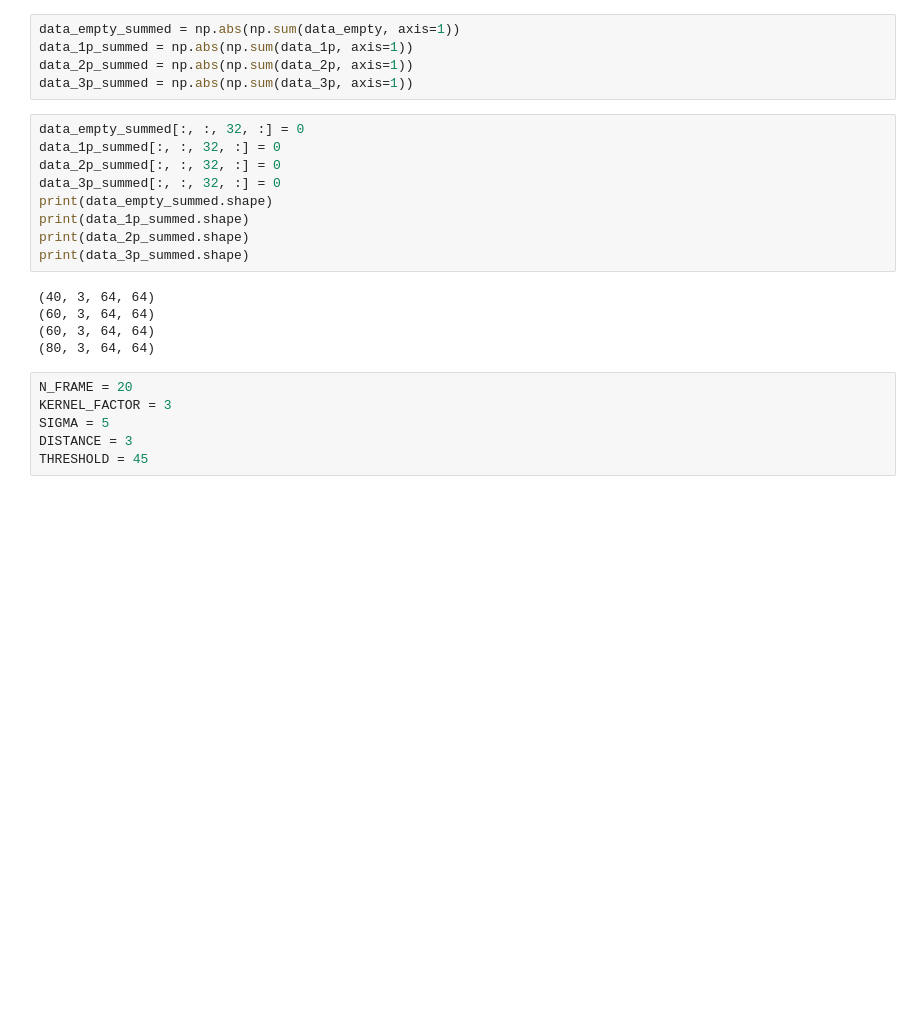
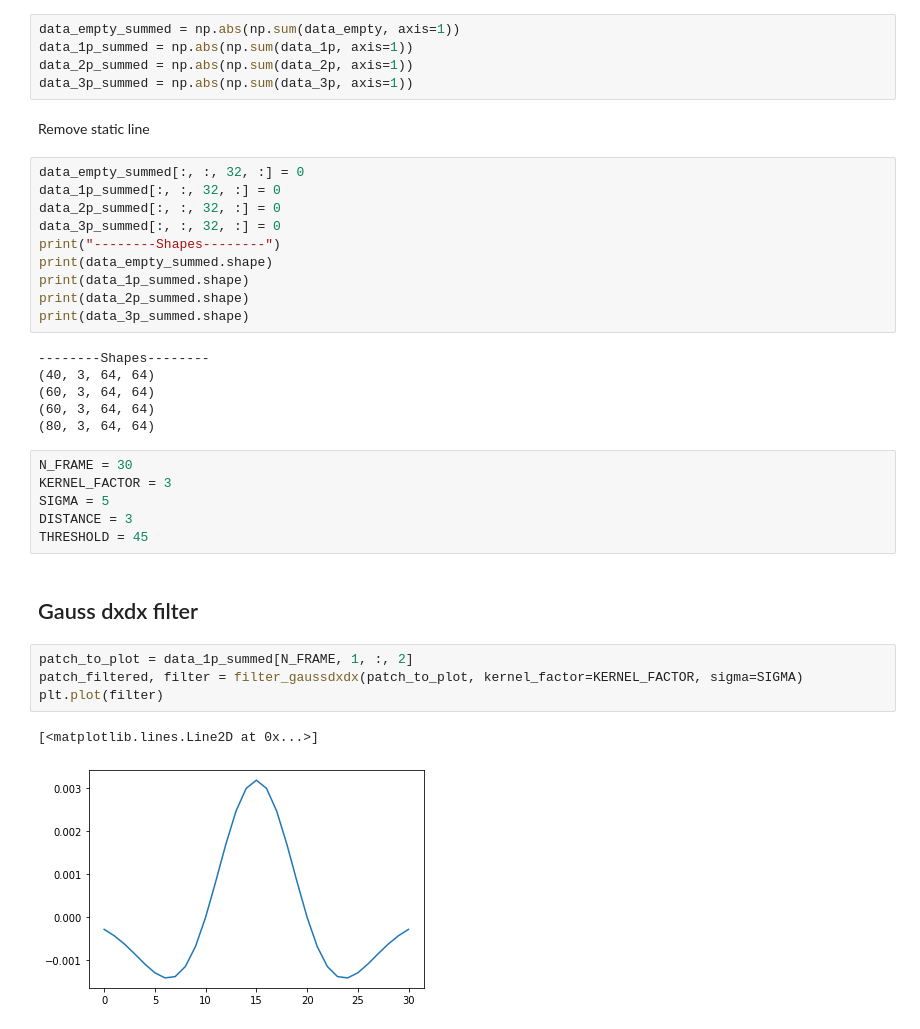
Before and after one commit to ml-lohi/hackathon-milan, a Jupyter notebook: submission/code/unsupervised.ipynb, the cells around one changed output. Saved outputs shown, nothing was run; the diff lists cells and outputs as text; blank space fills up the shorter version.

```diff
--- a/submission/code/unsupervised.ipynb
+++ b/submission/code/unsupervised.ipynb
@@ -15,23 +25,36 @@ data_empty_summed = np.abs(np.sum(data_empty, axis=1))
 data_1p_summed = np.abs(np.sum(data_1p, axis=1))
 data_2p_summed = np.abs(np.sum(data_2p, axis=1))
 data_3p_summed = np.abs(np.sum(data_3p, axis=1))
+# %% [markdown]
+Remove static line
 # %%
 data_empty_summed[:, :, 32, :] = 0
 data_1p_summed[:, :, 32, :] = 0
 data_2p_summed[:, :, 32, :] = 0
 data_3p_summed[:, :, 32, :] = 0
+print("--------Shapes--------")
 print(data_empty_summed.shape)
 print(data_1p_summed.shape)
 print(data_2p_summed.shape)
 print(data_3p_summed.shape)
 # %% [output]
+--------Shapes--------
 (40, 3, 64, 64)
 (60, 3, 64, 64)
 (60, 3, 64, 64)
 (80, 3, 64, 64)
 # %%
-N_FRAME = 20
+N_FRAME = 30
 KERNEL_FACTOR = 3
 SIGMA = 5
 DISTANCE = 3
 THRESHOLD = 45
+# %% [markdown]
+## Gauss dxdx filter
+# %%
+patch_to_plot = data_1p_summed[N_FRAME, 1, :, 2]
+patch_filtered, filter = filter_gaussdxdx(patch_to_plot, kernel_factor=KERNEL_FACTOR, sigma=SIGMA)
+plt.plot(filter)
+# %% [output]
+[<matplotlib.lines.Line2D at 0x...>]
+[figure, added]
```
Also changed, not shown: parts of 17 cells of this notebook, 6 other files.
